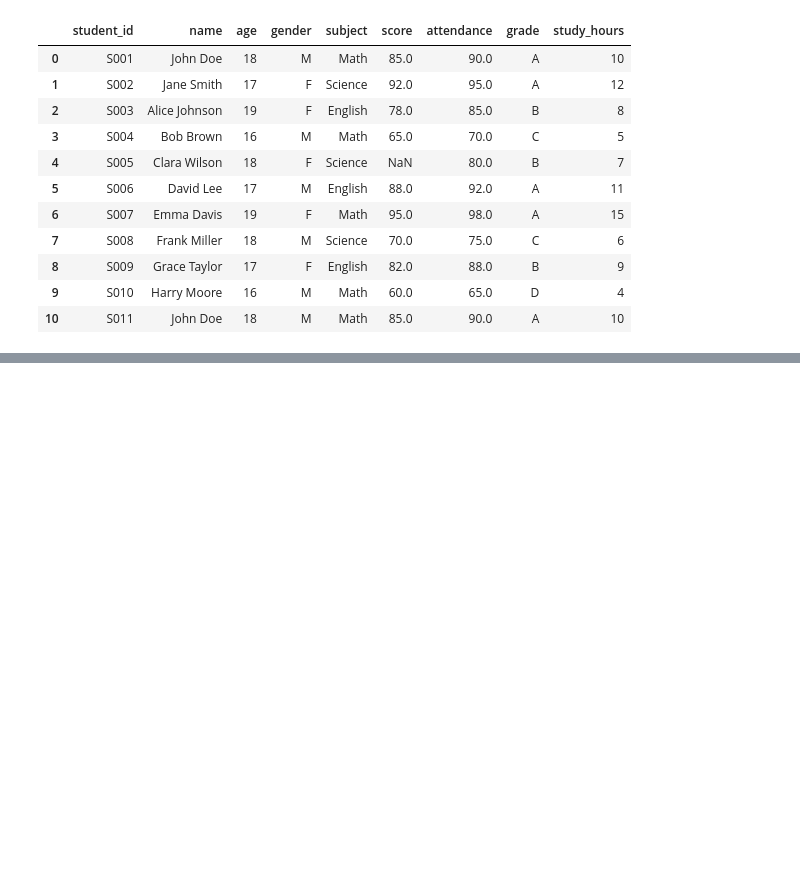
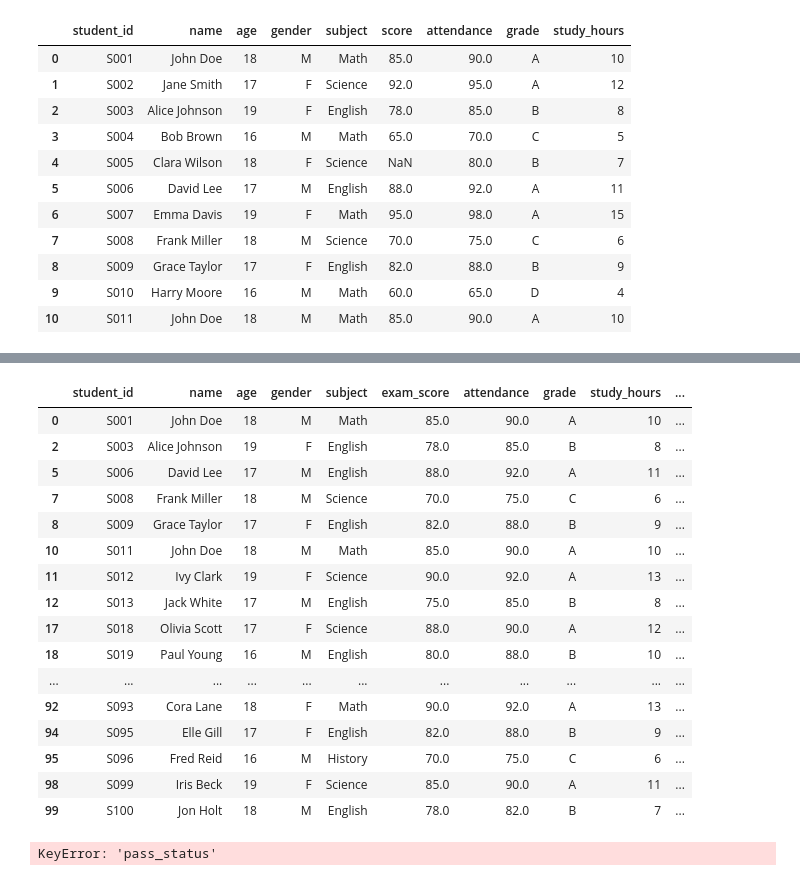
Before and after one commit to parshant44/python-learning, a Jupyter notebook: pandas question prc.2.ipynb, the cells around one changed output, grey strips where cells are left out. Cells and saved outputs as stored; diff of their text form; code cells hidden in the pictures; blank space fills up the shorter version.

```diff
--- a/pandas question prc.2.ipynb
+++ b/pandas question prc.2.ipynb
@@ -49,0 +596,4 @@ AttributeError: 'NoneType' object has no attribute 'rename'
+# %%
+#  35. Use `iloc` to select rows 0 to 9 and columns `name`, `subject`, `exam_score`.
+df=df.iloc[0:10,[1,4,5]]
+df
@@ -49,0 +612,4 @@ AttributeError: 'NoneType' object has no attribute 'rename'
+# %%
+#  36. Fill null values in `weekly_study_hours` with 5.
+df['weekly_study_hours'].fillna(5, inplace=True)
+df
@@ -49,0 +618,4 @@ AttributeError: 'NoneType' object has no attribute 'rename'
+# %%
+# 37. Drop rows where `score` is null.
+df.dropna(subset=['score'], inplace=True)
+df
@@ -49,0 +662,4 @@ AttributeError: 'NoneType' object has no attribute 'rename'
+# %%
+#  41. Use `loc` to update `exam_score` to 60 for students with `exam_score` below 60.
+df.loc[df['exam_score'] < 60, 'exam_score'] = 60
+df
@@ -49,0 +680,22 @@ AttributeError: 'NoneType' object has no attribute 'rename'
+# %%
+#  42. Filter rows where `exam_score` is between 70 and 90.
+c= df[(df['exam_score'] >= 70) & (df['exam_score'] <= 90)]
+c
+# %% [output]
+|  | student_id | name | age | gender | subject | exam_score | attendance | grade | study_hours | ... |
+| 0 | S001 | John Doe | 18 | M | Math | 85.0 | 90.0 | A | 10 | ... |
+| 2 | S003 | Alice Johnson | 19 | F | English | 78.0 | 85.0 | B | 8 | ... |
+| 5 | S006 | David Lee | 17 | M | English | 88.0 | 92.0 | A | 11 | ... |
+| 7 | S008 | Frank Miller | 18 | M | Science | 70.0 | 75.0 | C | 6 | ... |
+| 8 | S009 | Grace Taylor | 17 | F | English | 82.0 | 88.0 | B | 9 | ... |
+| 10 | S011 | John Doe | 18 | M | Math | 85.0 | 90.0 | A | 10 | ... |
+| 11 | S012 | Ivy Clark | 19 | F | Science | 90.0 | 92.0 | A | 13 | ... |
+| 12 | S013 | Jack White | 17 | M | English | 75.0 | 85.0 | B | 8 | ... |
+| 17 | S018 | Olivia Scott | 17 | F | Science | 88.0 | 90.0 | A | 12 | ... |
+| 18 | S019 | Paul Young | 16 | M | English | 80.0 | 88.0 | B | 10 | ... |
+| ... | ... | ... | ... | ... | ... | ... | ... | ... | ... | ... |
+| 92 | S093 | Cora Lane | 18 | F | Math | 90.0 | 92.0 | A | 13 | ... |
+| 94 | S095 | Elle Gill | 17 | F | English | 82.0 | 88.0 | B | 9 | ... |
+| 95 | S096 | Fred Reid | 16 | M | History | 70.0 | 75.0 | C | 6 | ... |
+| 98 | S099 | Iris Beck | 19 | F | Science | 85.0 | 90.0 | A | 11 | ... |
+| 99 | S100 | Jon Holt | 18 | M | English | 78.0 | 82.0 | B | 7 | ... |
@@ -49,0 +704,6 @@ AttributeError: 'NoneType' object has no attribute 'rename'
+# %%
+#  44. Count the number of students with `pass_status` as 'Pass'.
+pass_count = (df['pass_status'] == 'Pass').sum()
+pass_count
+# %% [output]
+KeyError: 'pass_status'
```
Also changed, not shown: parts of 52 cells of this notebook, 4 other files.
